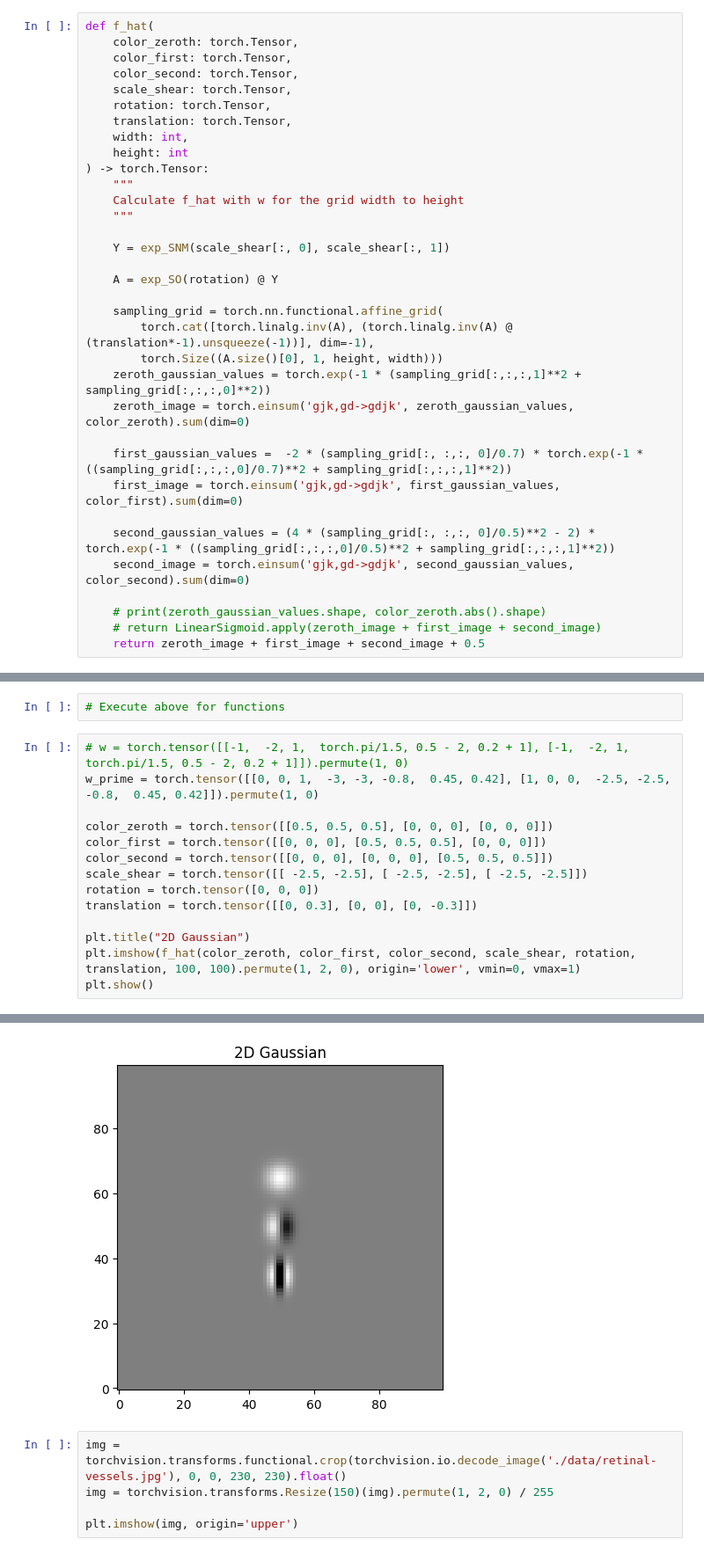
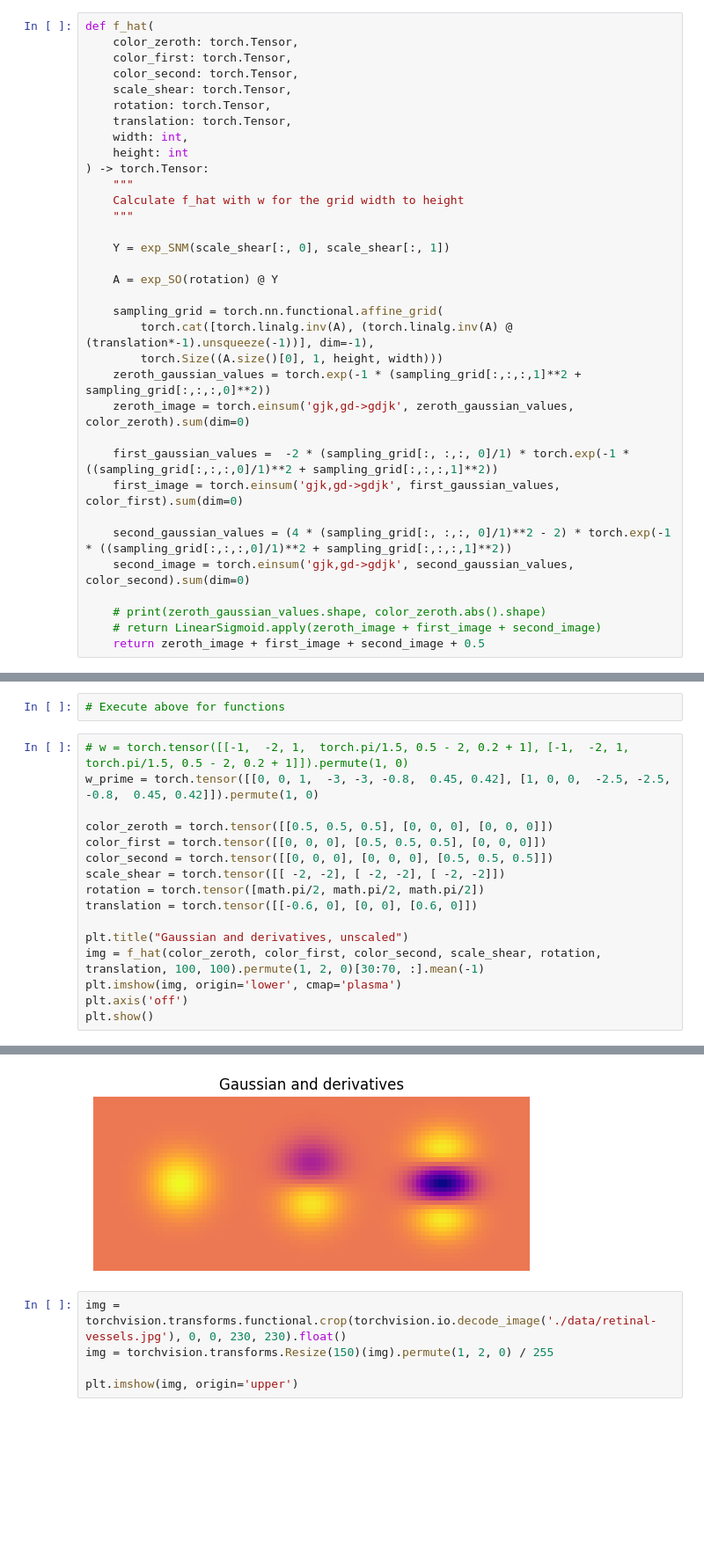
Before and after one commit to SuperVK/sparse-image-repr-bep, a Jupyter notebook: project.ipynb, the cells around one changed output, grey strips where cells are left out. Shown at 88% size. Saved outputs shown, nothing was run; the diff lists cells and outputs as text; blank space fills up the shorter version.

Commit message:
gaussian_derivatives_unscaled

```diff
--- a/project.ipynb
+++ b/project.ipynb
@@ -105,10 +105,10 @@ def f_hat(
     zeroth_gaussian_values = torch.exp(-1 * (sampling_grid[:,:,:,1]**2 + sampling_grid[:,:,:,0]**2))
     zeroth_image = torch.einsum('gjk,gd->gdjk', zeroth_gaussian_values, color_zeroth).sum(dim=0)
 
-    first_gaussian_values =  -2 * (sampling_grid[:, :,:, 0]/0.7) * torch.exp(-1 * ((sampling_grid[:,:,:,0]/0.7)**2 + sampling_grid[:,:,:,1]**2))
+    first_gaussian_values =  -2 * (sampling_grid[:, :,:, 0]/1) * torch.exp(-1 * ((sampling_grid[:,:,:,0]/1)**2 + sampling_grid[:,:,:,1]**2))
     first_image = torch.einsum('gjk,gd->gdjk', first_gaussian_values, color_first).sum(dim=0)
 
-    second_gaussian_values = (4 * (sampling_grid[:, :,:, 0]/0.5)**2 - 2) * torch.exp(-1 * ((sampling_grid[:,:,:,0]/0.5)**2 + sampling_grid[:,:,:,1]**2))
+    second_gaussian_values = (4 * (sampling_grid[:, :,:, 0]/1)**2 - 2) * torch.exp(-1 * ((sampling_grid[:,:,:,0]/1)**2 + sampling_grid[:,:,:,1]**2))
     second_image = torch.einsum('gjk,gd->gdjk', second_gaussian_values, color_second).sum(dim=0)
 
     # print(zeroth_gaussian_values.shape, color_zeroth.abs().shape)
@@ -243,11 +243,13 @@ w_prime = torch.tensor([[0, 0, 1,  -3, -3, -0.8,  0.45, 0.42], [1, 0, 0,  -2.5,
 color_zeroth = torch.tensor([[0.5, 0.5, 0.5], [0, 0, 0], [0, 0, 0]])
 color_first = torch.tensor([[0, 0, 0], [0.5, 0.5, 0.5], [0, 0, 0]])
 color_second = torch.tensor([[0, 0, 0], [0, 0, 0], [0.5, 0.5, 0.5]])
-scale_shear = torch.tensor([[ -2.5, -2.5], [ -2.5, -2.5], [ -2.5, -2.5]])
-rotation = torch.tensor([0, 0, 0])
-translation = torch.tensor([[0, 0.3], [0, 0], [0, -0.3]])
+scale_shear = torch.tensor([[ -2, -2], [ -2, -2], [ -2, -2]])
+rotation = torch.tensor([math.pi/2, math.pi/2, math.pi/2])
+translation = torch.tensor([[-0.6, 0], [0, 0], [0.6, 0]])
 
-plt.title("2D Gaussian")
-plt.imshow(f_hat(color_zeroth, color_first, color_second, scale_shear, rotation, translation, 100, 100).permute(1, 2, 0), origin='lower', vmin=0, vmax=1)
+plt.title("Gaussian and derivatives, unscaled")
+img = f_hat(color_zeroth, color_first, color_second, scale_shear, rotation, translation, 100, 100).permute(1, 2, 0)[30:70, :].mean(-1)
+plt.imshow(img, origin='lower', cmap='plasma')
+plt.axis('off')
 plt.show()
 # %% [output]
@@ -255,4 +256,4 @@ Clipping input data to the valid range for imshow with RGB data ([0..1] for floa
-[figure, old version]
+[figure, new version]
 # %%
 img = torchvision.transforms.functional.crop(torchvision.io.decode_image('./data/retinal-vessels.jpg'), 0, 0, 230, 230).float()
 img = torchvision.transforms.Resize(150)(img).permute(1, 2, 0) / 255
```
Also changed, not shown: parts of 1 cell of this notebook, 1 other file.
